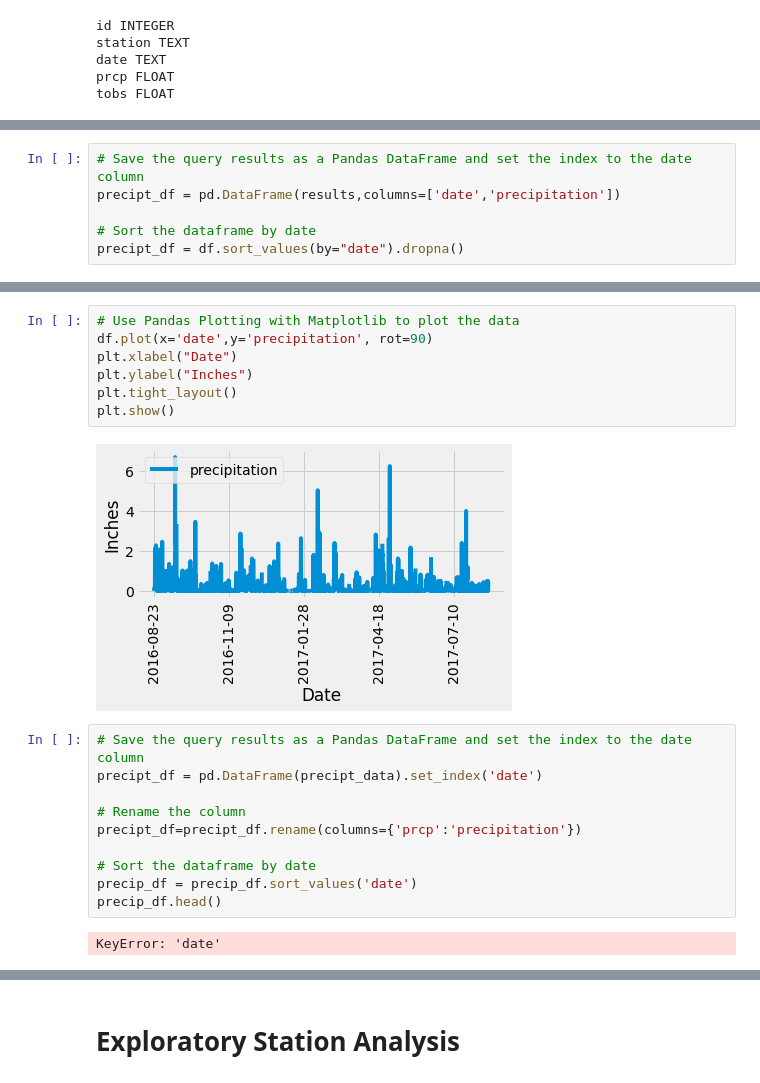
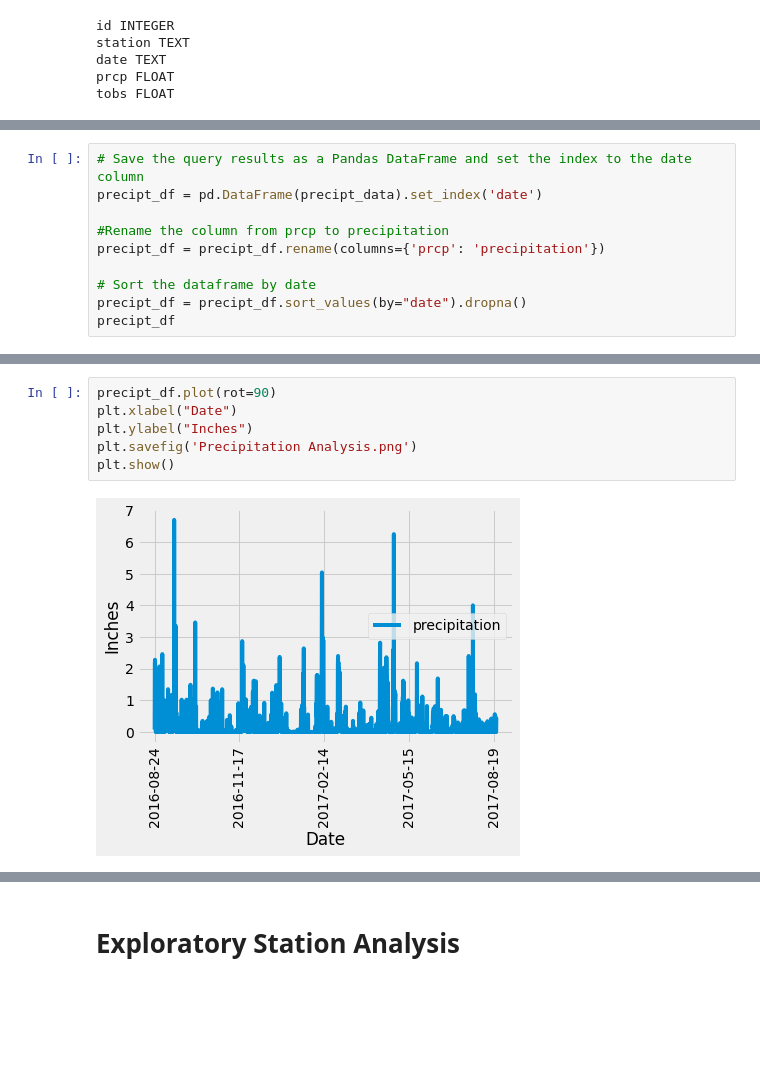
Before and after one commit to AnaLindaPenny/sqlalchemy-challenge, a Jupyter notebook: climate_starter.ipynb, the cells around one changed output, grey strips where cells are left out. Saved outputs shown, nothing was run; the diff lists cells and outputs as text; blank space fills up the shorter version.

```diff
--- a/climate_starter.ipynb
+++ b/climate_starter.ipynb
@@ -99,6 +92,10 @@ results
 # %%
 # Save the query results as a Pandas DataFrame and set the index to the date column
-precipt_df = pd.DataFrame(results,columns=['date','precipitation'])
+precipt_df = pd.DataFrame(precipt_data).set_index('date')
+
+#Rename the column from prcp to precipitation
+precipt_df = precipt_df.rename(columns={'prcp': 'precipitation'})
 
 # Sort the dataframe by date
-precipt_df = df.sort_values(by="date").dropna()
+precipt_df = precipt_df.sort_values(by="date").dropna()
+precipt_df
@@ -105,21 +117,8 @@ precipt_df = df.sort_values(by="date").dropna()
 # %%
-# Use Pandas Plotting with Matplotlib to plot the data
-df.plot(x='date',y='precipitation', rot=90)
+precipt_df.plot(rot=90)
 plt.xlabel("Date")
 plt.ylabel("Inches")
-plt.tight_layout()
+plt.savefig('Precipitation Analysis.png')
 plt.show()
 # %% [output]
-[figure, old version]
+[figure, new version]
-# %%
-# Save the query results as a Pandas DataFrame and set the index to the date column
-precipt_df = pd.DataFrame(precipt_data).set_index('date')
-
-# Rename the column
-precipt_df=precipt_df.rename(columns={'prcp':'precipitation'})
-
-# Sort the dataframe by date
-precip_df = precip_df.sort_values('date')
-precip_df.head()
-# %% [output]
-KeyError: 'date'
```
Also changed, not shown: parts of 14 cells of this notebook, 3 other files.
